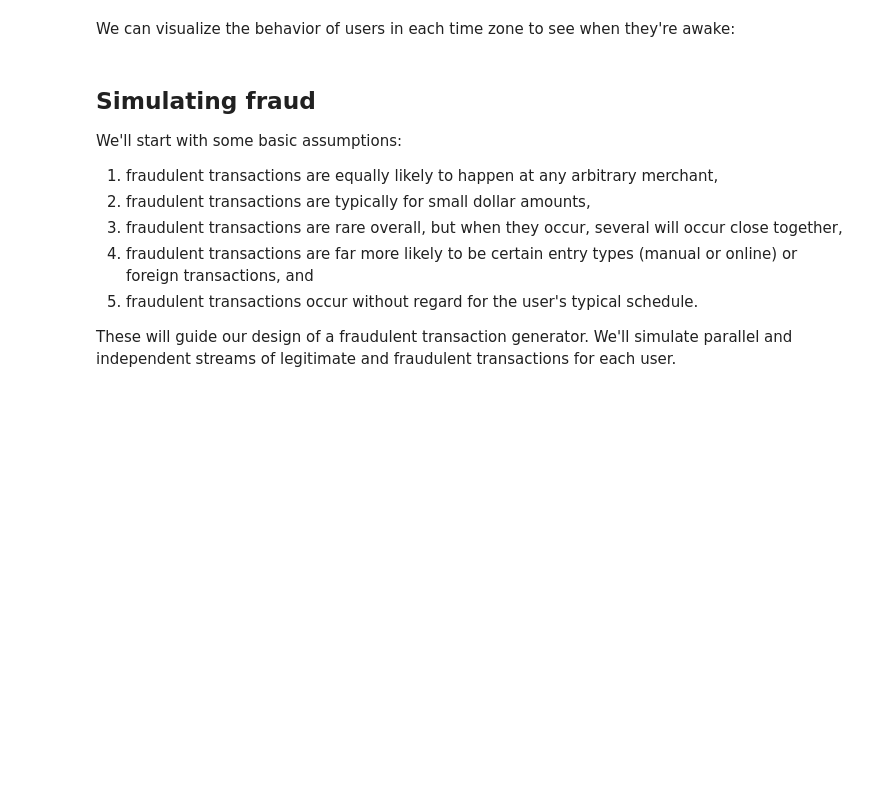
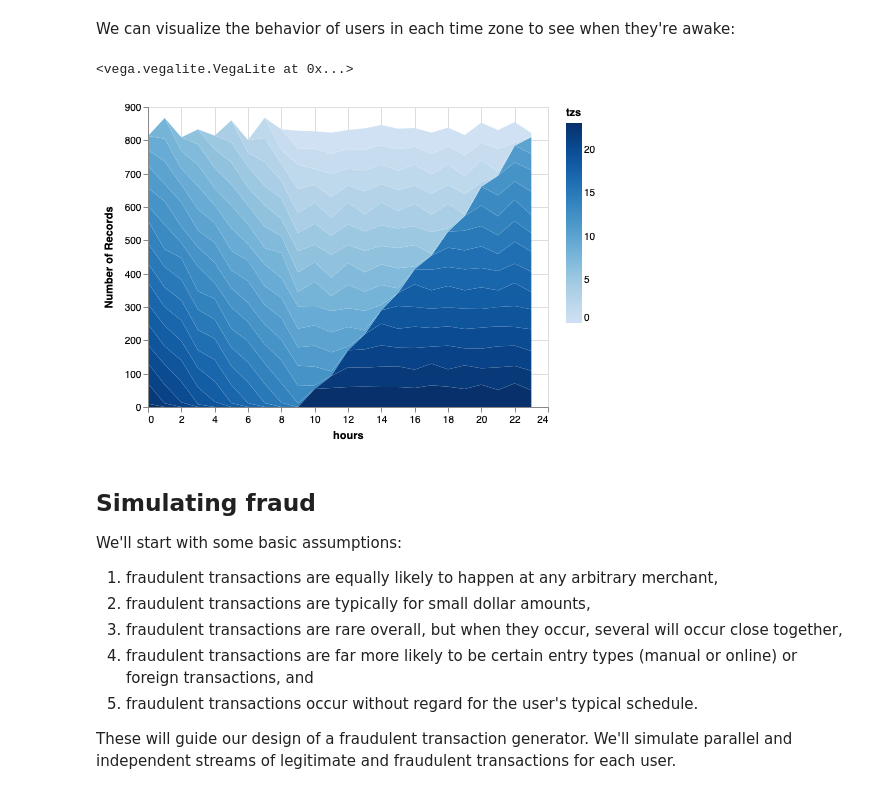
Before and after one commit to willb/fraud-notebooks, a Jupyter notebook: 00-generator.ipynb, the cells around one changed output. Drawn from its saved outputs; the diff is of its cells as text; code cells hidden in the pictures; blank space fills up the shorter version.

```diff
--- a/00-generator.ipynb
+++ b/00-generator.ipynb
@@ -203,25 +333,34 @@ def legitimate_entry_types():
+# %%
+def makedist(dist_cls, seed=None, prng=None, **kwargs):
+    d = dist_cls(**kwargs)
+    d.random_state = (seed and seed) or prng.randint((1 << 32) - 1)
+    return d
 # %% [markdown]
 ...and one for selecting merchants (primarily a user's favorite merchants):
 # %%
-def merchant_stream(common_merchants, all_merchants, fav_percentage=0.2, probs=[0.6,0.37,0.03]):
-    favorite_merchants = np.random.choice(common_merchants,
+@makeprng
+def merchant_stream(common_merchants, all_merchants, fav_percentage=0.2, probs=[0.6,0.37,0.03], prng = None, seed=None):
+    favorite_merchants = prng.choice(common_merchants,
                                           size=int(len(common_merchants) * fav_percentage))
     merchants = [favorite_merchants, common_merchants, all_merchants]
     while True:
-        pool = merchants[np.random.choice(len(merchants), p=probs)]
-        yield int(np.random.choice(pool))
+        pool = merchants[prng.choice(len(merchants), p=probs)]
+        yield int(prng.choice(pool))
 # %% [markdown]
 We can combine all of these to generate a stream of legitimate activity for a single user:
 # %%
-def legitimate_user_stream(user_id, transactions_per_day=12, start_timestamp=0, amount_means=[20,100,500], amount_probs=[0.9,0.075,0.025]):
-    amounts = transaction_amounts(amount_means, amount_probs)
-    entry_types = legitimate_entry_types()
-    merchants = merchant_stream(common_merchants, np.arange(MERCHANT_COUNT))
+@makeprng
+def legitimate_user_stream(user_id, transactions_per_day=12, start_timestamp=0, amount_means=[20,100,500], amount_probs=[0.9,0.075,0.025], prng=None, seed=None):
+    amounts = transaction_amounts(amount_means, amount_probs, seed=prng.randint((1<<32)-1))
+    entry_types = legitimate_entry_types(seed=prng.randint((1<<32)-1))
+    merchants = merchant_stream(common_merchants, np.arange(MERCHANT_COUNT), seed=prng.randint((1<<32)-1))
 
     SECONDS_PER_DAY = 86400
     SECONDS_PER_HOUR = 60 * 60
     loc = SECONDS_PER_DAY // transactions_per_day
     p = 1 / (loc / 10)
+
+    geom = makedist(stats.geom, prng=prng, p=p, loc=loc)
 
     # choose an arbitrary timezone offset (in seconds)
     tz_offset = (user_id % 24) * SECONDS_PER_HOUR
@@ -234,11 +373,11 @@ def legitimate_user_stream(user_id, transactions_per_day=12, start_timestamp=0,
     while True:
         amount = next(amounts)
         entry = next(entry_types)
-        foreign = entry == "online" and np.random.choice([True, False], p=[0.4, 0.6])
+        foreign = entry == "online" and prng.choice([True, False], p=[0.4, 0.6])
 
         merchant_id = next(merchants)
 
-        offset, = stats.geom.rvs(p=p, loc=loc, size=1)
+        offset = geom.rvs()
 
         localtime = (ts + tz_offset) % SECONDS_PER_DAY
         if localtime < WAKEUP_TIME or localtime > SLEEP_TIME:
@@ -248,7 +387,7 @@ def legitimate_user_stream(user_id, transactions_per_day=12, start_timestamp=0,
             localtime = (ts + tz_offset + offset) % SECONDS_PER_DAY
             if localtime > WAKEUP_TIME and localtime < SLEEP_TIME:
                 snooze = False
-            offset += stats.geom.rvs(p=p, loc=loc)
+            offset += geom.rvs()
 
         result = {
             "user_id": user_id,
@@ -262,4 +401,7 @@ def legitimate_user_stream(user_id, transactions_per_day=12, start_timestamp=0,
 sim = simulate([legitimate_user_stream(i) for i in [1,6,9,14]])
 
 for i in range(200):
-    print(next(sim))
+    if i < 10 or i > 190:
+        print(next(sim))
+    elif i == 10:
+        print("...")
@@ -266,17 +429,23 @@ for i in range(200):
 # %% [markdown]
 We can visualize the behavior of users in each time zone to see when they're awake:
 # %%
-sim = simulate([legitimate_user_stream(i) for i in range(24)])
+prng = np.random.RandomState(0xcfe1a77e)
+seeds = prng.randint((1<<32) - 1, size=24)
+
+sim = simulate([legitimate_user_stream(i, seed=seeds[i]) for i in range(24)])
 
 results = [(offset, tup[1]) for offset, tup in [next(sim) for _ in range(20000)]]
 
 source = pd.DataFrame({"hours": [(t[0] % 86400) // 3600 for t in results],
                        "tzs": [t[1] % 24 for t in results]})
 
 alt.Chart(source).mark_area().encode(
     alt.X("hours"),
     y='count()', color="tzs"
 ).interactive()
+# %% [output]
+<vega.vegalite.VegaLite at 0x...>
+[figure, added]
 # %% [markdown]
 ## Simulating fraud
 
```
Also changed, not shown: parts of 24 cells of this notebook.
